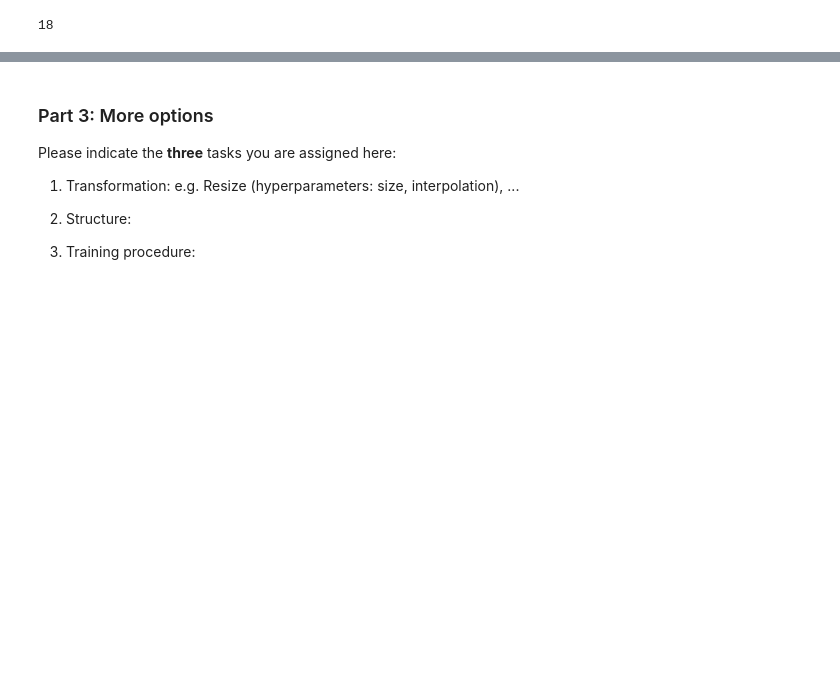
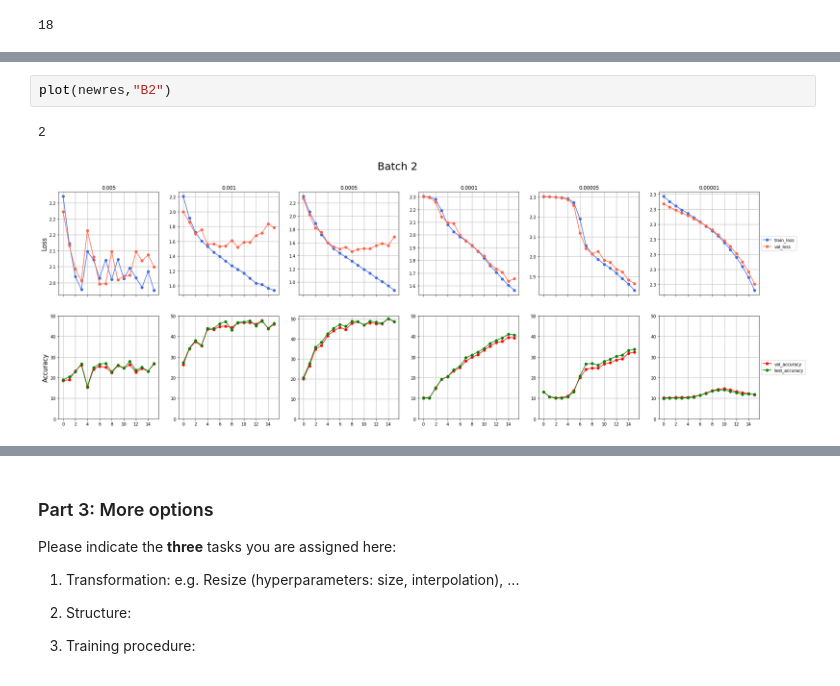
Before and after one commit to Rahultalla29/az, a Jupyter notebook: project1(2).ipynb, the cells around one changed output, grey strips where cells are left out. Saved outputs shown, nothing was run; the diff lists cells and outputs as text; blank space fills up the shorter version.

```diff
--- a/project1(2).ipynb
+++ b/project1(2).ipynb
@@ -691,3 +743,8 @@ def plot(results,batch):
+# %%
+plot(newres,"B2")
+# %% [output]
+2
+[figure, added]
 # %%
 plot(newres,"B2")
 # %% [output]
```
Also changed, not shown: parts of 8 cells of this notebook.
